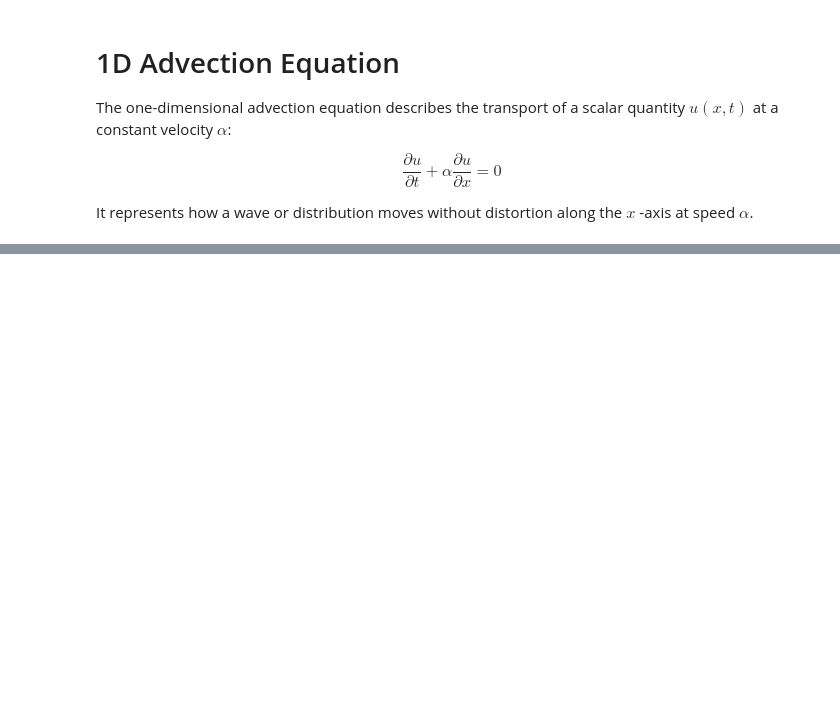
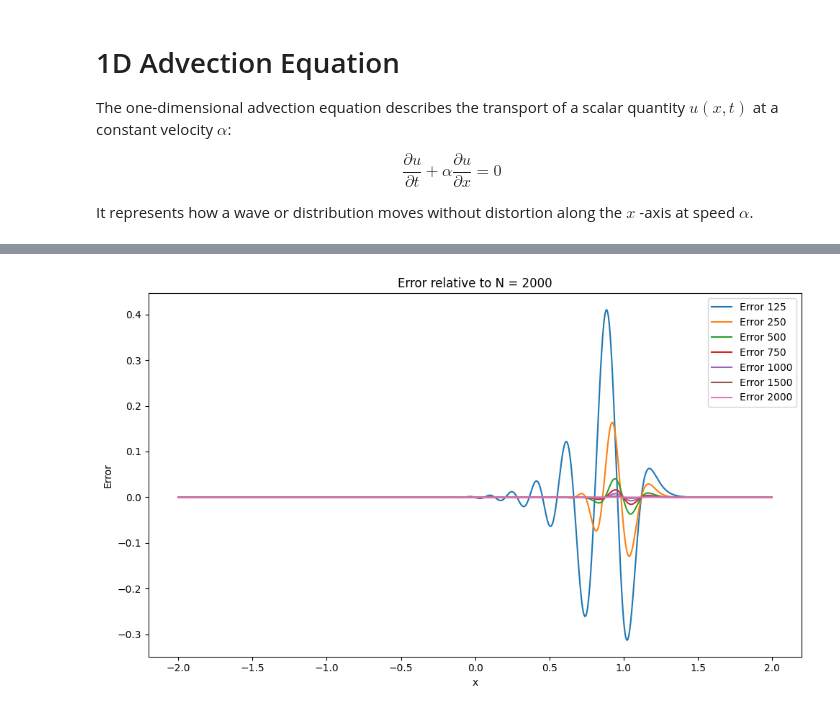
Before and after one commit to DavidBAMBA/Method-of-Line, a Jupyter notebook: Advection/advection-1d.ipynb, the cells around one changed output, grey strips where cells are left out. Drawn from its saved outputs; the diff is of its cells as text; code cells hidden in the pictures; blank space fills up the shorter version.

Commit message:
add convergence calculation

```diff
--- a/Advection/advection-1d.ipynb
+++ b/Advection/advection-1d.ipynb
@@ -151,0 +186,13 @@ Peak position (Backward): 0.000000000000000
+# %%
+def plot_convergence_errors(x_ref, u_ref, solutions, labels):
+    plt.figure(figsize=(10, 6))
+    for (x, u), label in zip(solutions, labels):
+        u_interp = interp1d(x, u, kind='cubic', fill_value="extrapolate")(x_ref)
+        error = u_interp - u_ref
+        plt.plot(x_ref, error, label=f"Error {label}")
+    plt.xlabel("x")
+    plt.ylabel("Error")
+    plt.title("Error relative to N = 2000")
+    plt.legend()
+    plt.tight_layout()
+    plt.show()
@@ -151,0 +224,7 @@ Peak position (Backward): 0.000000000000000
+# %%
+def analytic_solution(x, t, alpha=1.0, L=2.0):
+    x_periodic = (x - alpha * t + L) % (2*L) - L
+    return np.exp(-100 * x_periodic**2)
+
+def L2_norm(u1, u2):
+    return np.sqrt(np.mean((u1 - u2)**2))
@@ -151,0 +248,39 @@ Peak position (Backward): 0.000000000000000
+# %%
+# Running simulations
+resolutions = [125, 250, 500, 750, 1000, 1500, 2000]
+dxs = [1.0 / N for N in resolutions]
+
+solutions = []
+alpha = 1.0
+t = 1.0
+
+for N in resolutions:
+    xN, uN = advection_simulation(N, tf=t)
+    solutions.append((xN, uN))
+
+# Numeric reference
+x_ref, u_ref = solutions[-1]
+
+
+errors_num = []
+errors_exact = []
+
+for i, (xN, uN) in enumerate(solutions):
+    # Exact error (compared to analytical solution)
+    u_exact = analytic_solution(xN, t, alpha=alpha)
+    errors_exact.append(L2_norm(uN, u_exact))
+
+    # Numerical error (compared to high-resolution reference)
+    if i < len(solutions) - 1:
+        u_interp = interp1d(xN, uN, kind='cubic', fill_value="extrapolate")(x_ref)
+        errors_num.append(L2_norm(u_interp, u_ref))
+
+
+labels = [str(N) for N in resolutions]
+labels2 = [str(N) for N in resolutions[:-1]]
+
+
+# domain erros
+plot_convergence_errors(x_ref, u_ref, solutions, labels)
+# %% [output]
+[figure, added]
```
Also changed, not shown: parts of 14 cells of this notebook.
